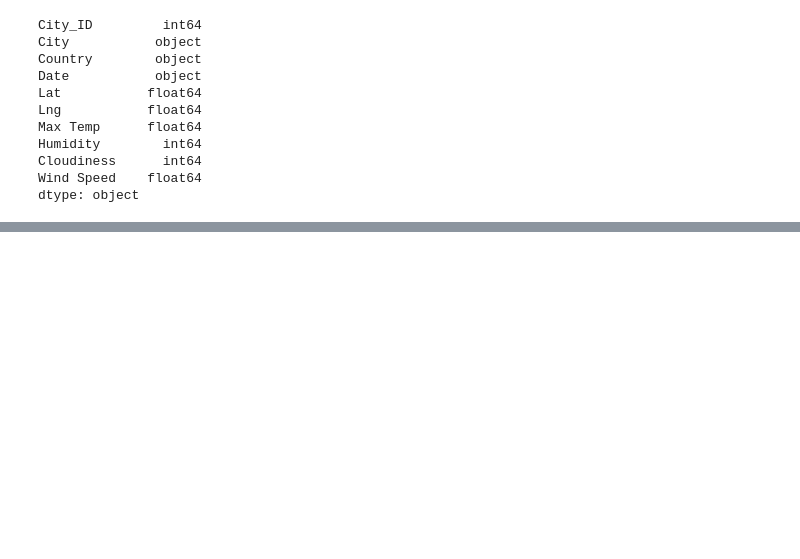
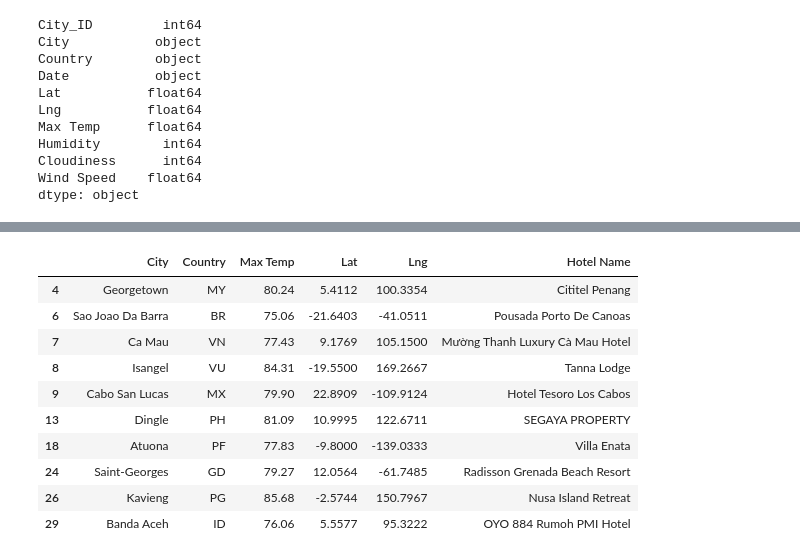
Before and after one commit to SamvsP4K/World_Weather_Analysis, a Jupyter notebook: VacationPy.ipynb, the cells around one changed output, grey strips where cells are left out. Saved outputs shown, nothing was run; the diff lists cells and outputs as text; code cells hidden in the pictures; blank space fills up the shorter version.

```diff
--- a/VacationPy.ipynb
+++ b/VacationPy.ipynb
@@ -57,0 +163,26 @@ fig
+# %%
+# Set parameters to search for a hotel.
+params = {
+    "radius": 5000,
+    "type": "lodging",
+    "key": goog_config
+}
+# %%
+# Iterate through the DataFrame.
+for index, row in hotel_df.iterrows():
+    # Get the latitude and longitude.
+    lat = row["Lat"]
+    lng = row["Lng"]
+
+    # Add the latitude and longitude to location key for the params dictionary.
+    params["location"] = f"{lat},{lng}"
+
+    # Use the search term: "lodging" and our latitude and longitude.
+    base_url = "https://maps.googleapis.com/maps/api/place/nearbysearch/json"
+    # Make request and get the JSON data from the search.
+    hotels = requests.get(base_url, params=params).json()
+    # Grab the first hotel from the results and store the name.
+    try:
+        hotel_df.loc[index, "Hotel Name"] = hotels["results"][0]["name"]
+    except (IndexError):
+        print("Hotel not found... skipping.")
@@ -57,0 +197,14 @@ fig
+# %%
+hotel_df.head(10)
+# %% [output]
+|  | City | Country | Max Temp | Lat | Lng | Hotel Name |
+| 4 | Georgetown | MY | 80.24 | 5.4112 | 100.3354 | Cititel Penang |
+| 6 | Sao Joao Da Barra | BR | 75.06 | -21.6403 | -41.0511 | Pousada Porto De Canoas |
+| 7 | Ca Mau | VN | 77.43 | 9.1769 | 105.1500 | Mường Thanh Luxury Cà Mau Hotel |
+| 8 | Isangel | VU | 84.31 | -19.5500 | 169.2667 | Tanna Lodge |
+| 9 | Cabo San Lucas | MX | 79.90 | 22.8909 | -109.9124 | Hotel Tesoro Los Cabos |
+| 13 | Dingle | PH | 81.09 | 10.9995 | 122.6711 | SEGAYA PROPERTY |
+| 18 | Atuona | PF | 77.83 | -9.8000 | -139.0333 | Villa Enata |
+| 24 | Saint-Georges | GD | 79.27 | 12.0564 | -61.7485 | Radisson Grenada Beach Resort |
+| 26 | Kavieng | PG | 85.68 | -2.5744 | 150.7967 | Nusa Island Retreat |
+| 29 | Banda Aceh | ID | 76.06 | 5.5577 | 95.3222 | OYO 884 Rumoh PMI Hotel |
```
Also changed, not shown: parts of 12 cells of this notebook.
